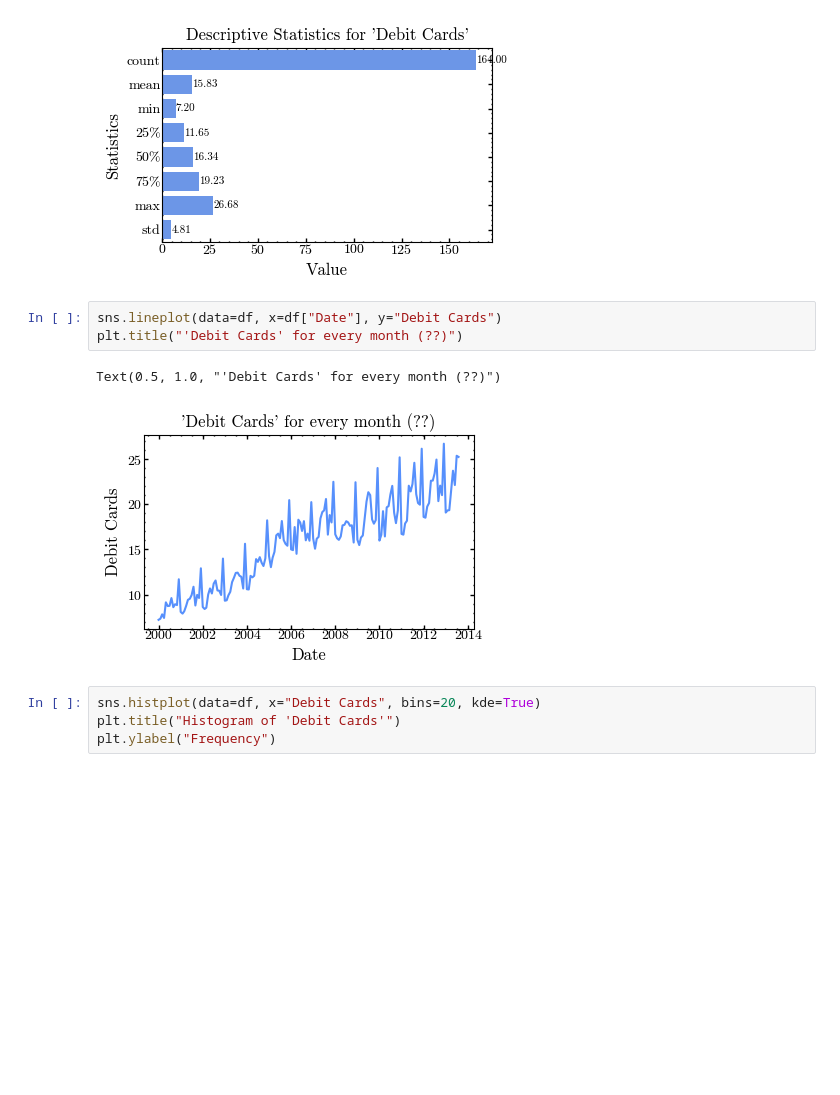
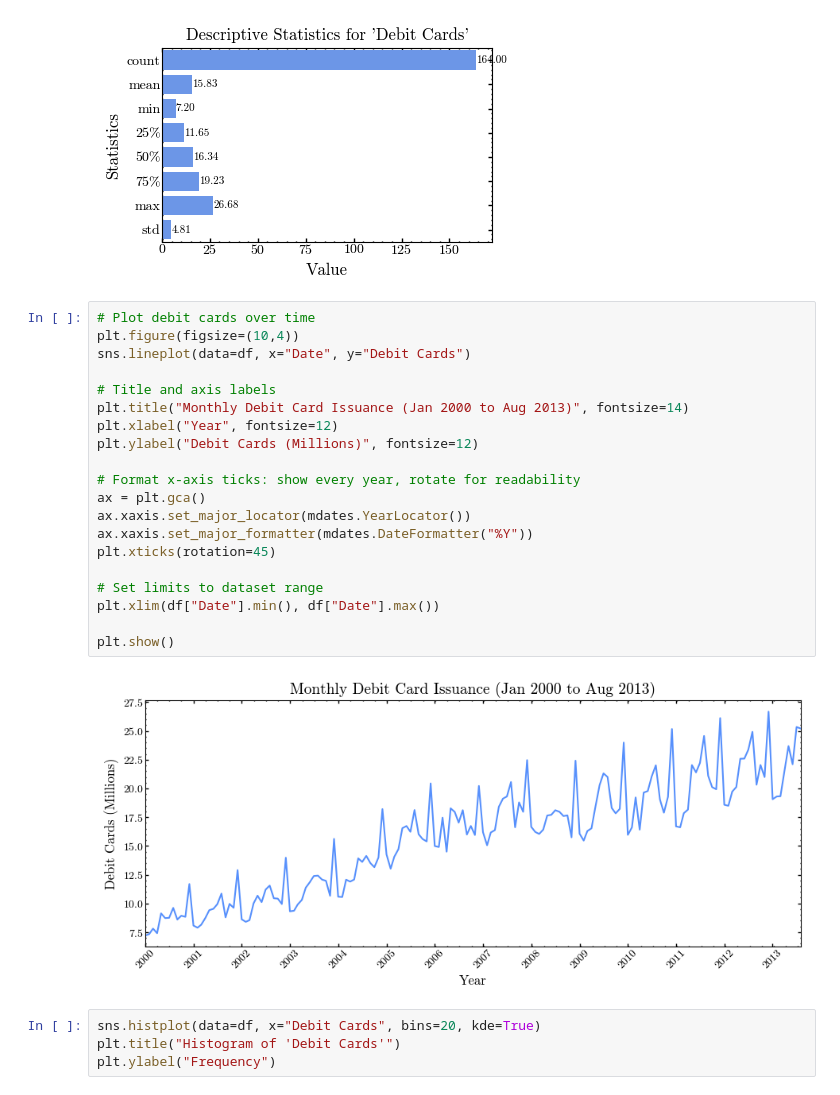
Before and after one commit to iragca/DS412-Time-Series-Analysis-and-Stochastic-Processes, a Jupyter notebook: notebooks/2.0-Statistics and Regression Review.ipynb, the cells around one changed output. Drawn from its saved outputs; the diff is of its cells as text; blank space fills up the shorter version.

```diff
--- a/notebooks/2.0-Statistics and Regression Review.ipynb
+++ b/notebooks/2.0-Statistics and Regression Review.ipynb
@@ -249,12 +269,28 @@ for statistic in descriptive_df.index:
     )
 # %% [output]
 [figure]
-# %%
-sns.lineplot(data=df, x=df["Date"], y="Debit Cards")
-plt.title("'Debit Cards' for every month (??)")
-# %% [output]
-Text(0.5, 1.0, "'Debit Cards' for every month (??)")
-[figure, removed]
+# %%
+# Plot debit cards over time
+plt.figure(figsize=(10,4))
+sns.lineplot(data=df, x="Date", y="Debit Cards")
+
+# Title and axis labels
+plt.title("Monthly Debit Card Issuance (Jan 2000 to Aug 2013)", fontsize=14)
+plt.xlabel("Year", fontsize=12)
+plt.ylabel("Debit Cards (Millions)", fontsize=12)
+
+# Format x-axis ticks: show every year, rotate for readability
+ax = plt.gca()
+ax.xaxis.set_major_locator(mdates.YearLocator())
+ax.xaxis.set_major_formatter(mdates.DateFormatter("%Y"))
+plt.xticks(rotation=45)
+
+# Set limits to dataset range
+plt.xlim(df["Date"].min(), df["Date"].max())
+
+plt.show()
+# %% [output]
+[figure, added]
 # %%
 sns.histplot(data=df, x="Debit Cards", bins=20, kde=True)
 plt.title("Histogram of 'Debit Cards'")
```
Also changed, not shown: parts of 44 cells of this notebook.
